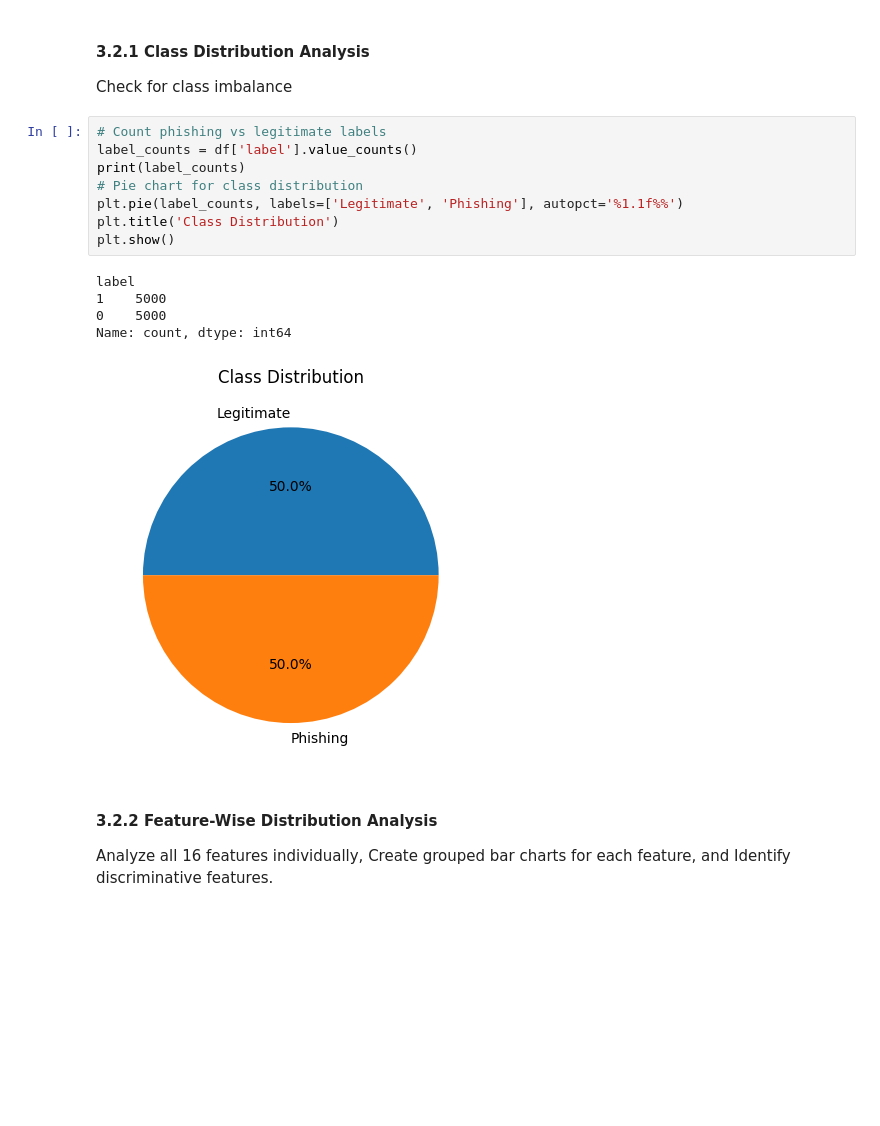
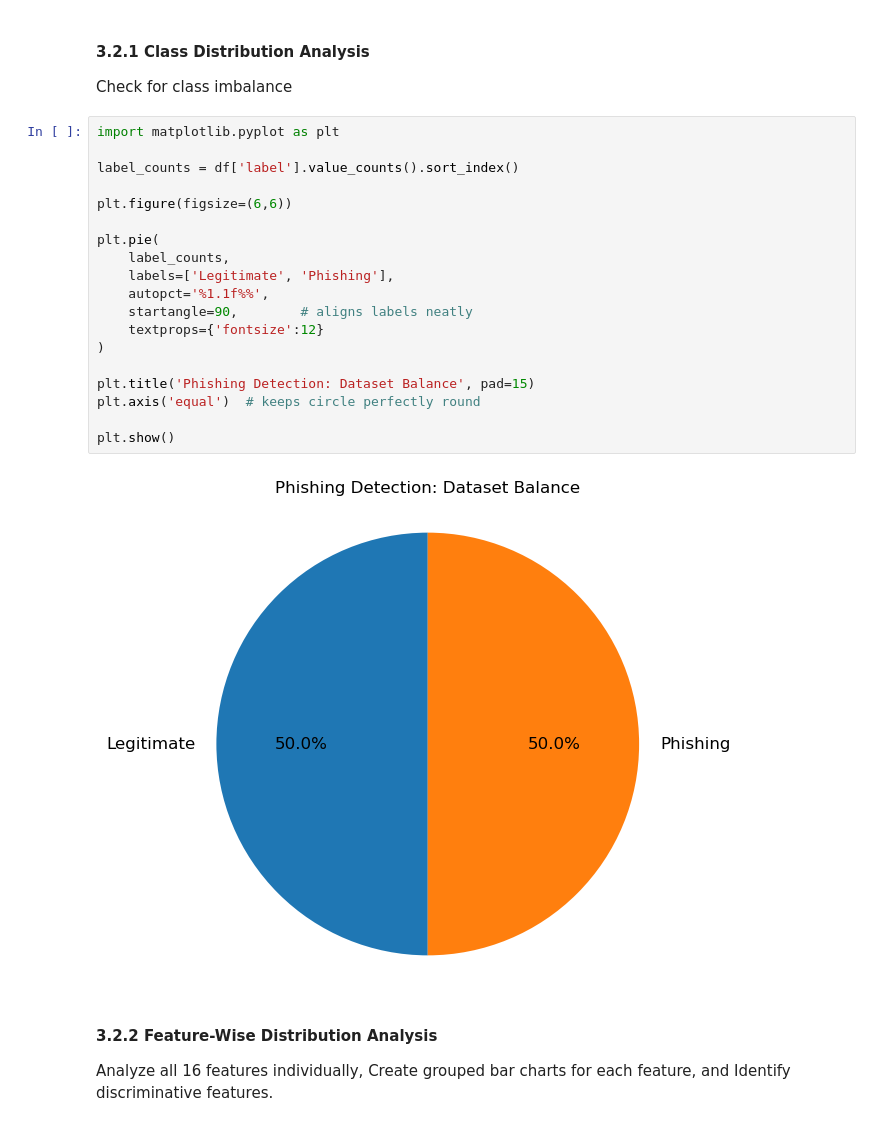
Before and after one commit to Madhu35naik/PhishShield-Final, a Jupyter notebook: ml-part/Model_Training.ipynb, the cells around one changed output. Drawn from its saved outputs; the diff is of its cells as text; blank space fills up the shorter version.

```diff
--- a/ml-part/Model_Training.ipynb
+++ b/ml-part/Model_Training.ipynb
@@ -128,20 +128,27 @@ Few plots and graphs are displayed to find how the data is distributed and the h
 # %% [markdown]
 #### **3.2.1 Class Distribution Analysis**
 Check for class imbalance
-# %%
-# Count phishing vs legitimate labels
-label_counts = df['label'].value_counts()
-print(label_counts)
-# Pie chart for class distribution
-plt.pie(label_counts, labels=['Legitimate', 'Phishing'], autopct='%1.1f%%')
-plt.title('Class Distribution')
-plt.show()
-# %% [output]
-label
-1    5000
-0    5000
-Name: count, dtype: int64
-[figure, removed]
+# %%
+import matplotlib.pyplot as plt
+
+label_counts = df['label'].value_counts().sort_index()
+
+plt.figure(figsize=(6,6))
+
+plt.pie(
+    label_counts,
+    labels=['Legitimate', 'Phishing'],
+    autopct='%1.1f%%',
+    startangle=90,        # aligns labels neatly
+    textprops={'fontsize':12}
+)
+
+plt.title('Phishing Detection: Dataset Balance', pad=15)
+plt.axis('equal')  # keeps circle perfectly round
+
+plt.show()
+# %% [output]
+[figure, added]
 # %% [markdown]
 #### **3.2.2 Feature-Wise Distribution Analysis**
 Analyze all 16 features individually, Create grouped bar charts for each feature, and Identify discriminative features.
```
Also changed, not shown: parts of 28 cells of this notebook, 13 other files.
